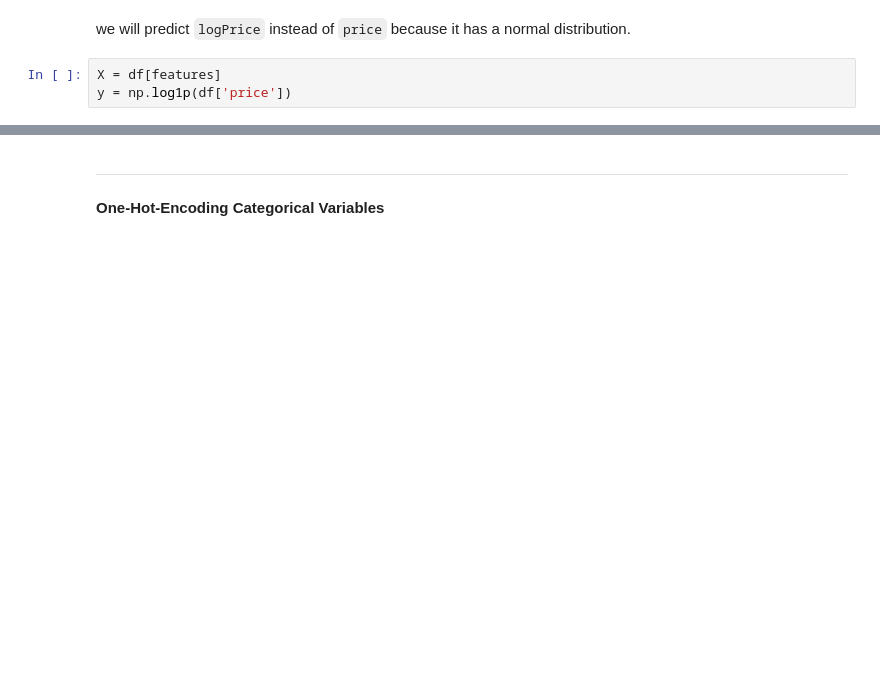
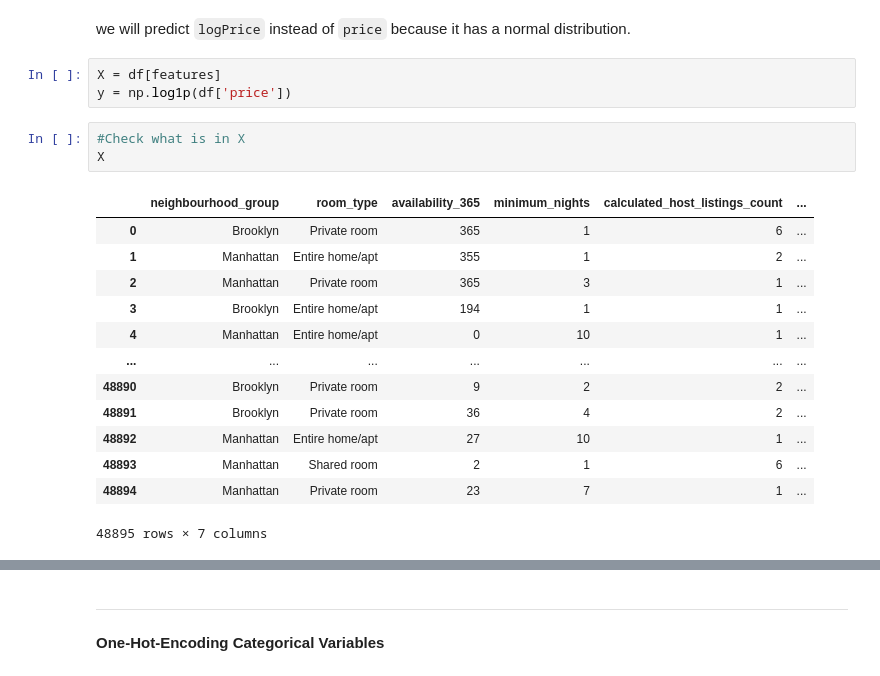
Before and after one commit to tunglinwood/examples, a Jupyter notebook: airbnb_price_prediction_regression/airbnb_price_prediction_regression_py.ipynb, the cells around one changed output, grey strips where cells are left out. Drawn from its saved outputs; the diff is of its cells as text; blank space fills up the shorter version.

```diff
--- a/airbnb_price_prediction_regression/airbnb_price_prediction_regression_py.ipynb
+++ b/airbnb_price_prediction_regression/airbnb_price_prediction_regression_py.ipynb
@@ -613,3 +613,20 @@ we will predict `logPrice` instead of `price` because it has a normal distributi
 # %%
 X = df[features]
 y = np.log1p(df['price'])
+# %%
+#Check what is in X
+X
+# %% [output]
+|  | neighbourhood_group | room_type | availability_365 | minimum_nights | calculated_host_listings_count | ... |
+| 0 | Brooklyn | Private room | 365 | 1 | 6 | ... |
+| 1 | Manhattan | Entire home/apt | 355 | 1 | 2 | ... |
+| 2 | Manhattan | Private room | 365 | 3 | 1 | ... |
+| 3 | Brooklyn | Entire home/apt | 194 | 1 | 1 | ... |
+| 4 | Manhattan | Entire home/apt | 0 | 10 | 1 | ... |
+| ... | ... | ... | ... | ... | ... | ... |
+| 48890 | Brooklyn | Private room | 9 | 2 | 2 | ... |
+| 48891 | Brooklyn | Private room | 36 | 4 | 2 | ... |
+| 48892 | Manhattan | Entire home/apt | 27 | 10 | 1 | ... |
+| 48893 | Manhattan | Shared room | 2 | 1 | 6 | ... |
+| 48894 | Manhattan | Private room | 23 | 7 | 1 | ... |
+48895 rows × 7 columns
```
Also changed, not shown: parts of 15 cells of this notebook, 1 other file.
